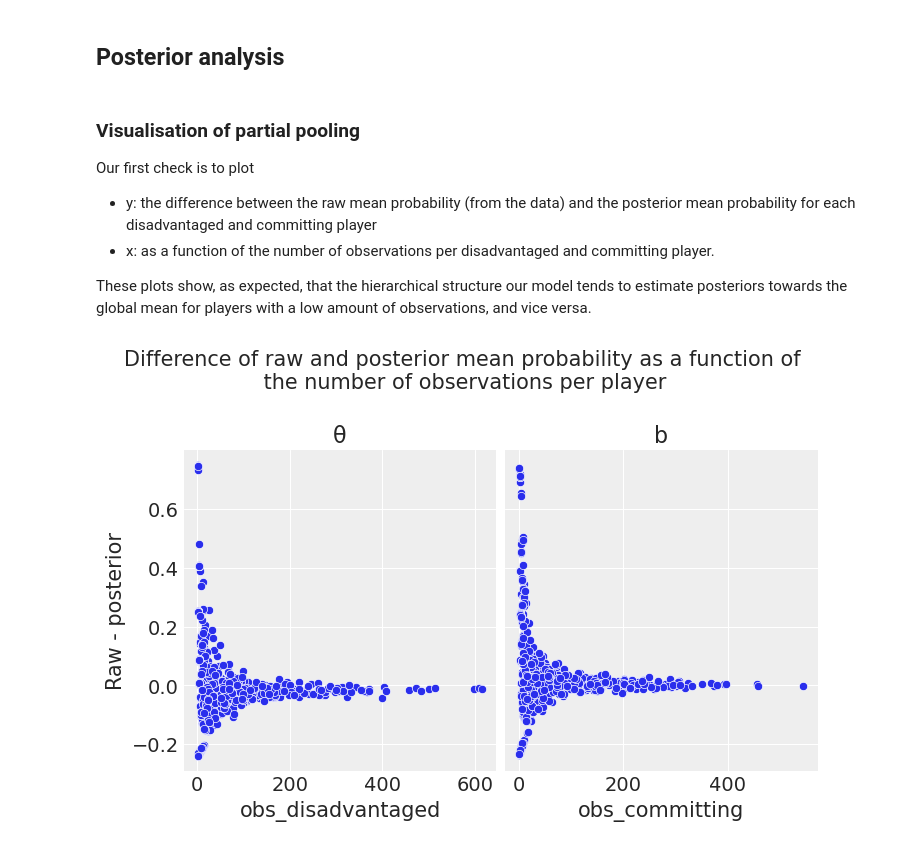
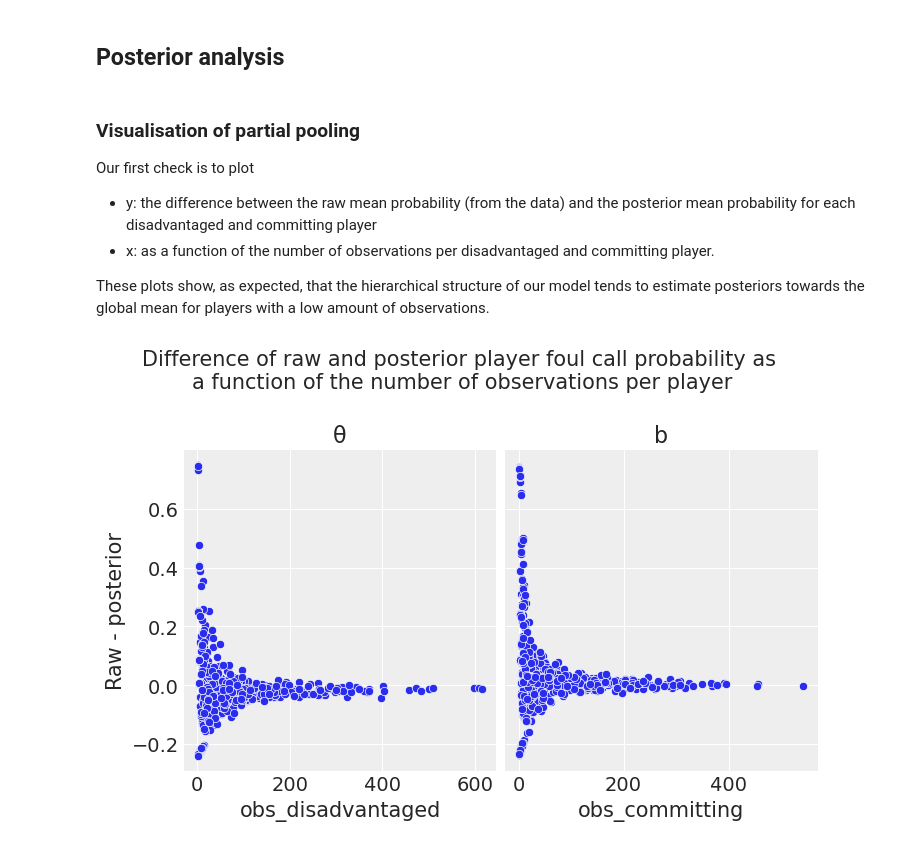
Before and after one commit to ltoniazzi/Item-Response-NBA, a Jupyter notebook: Item-Response-NBA.ipynb, the cells around one changed output. Saved outputs shown, nothing was run; the diff lists cells and outputs as text; code cells hidden in the pictures.

```diff
--- a/Item-Response-NBA.ipynb
+++ b/Item-Response-NBA.ipynb
@@ -131,0 +67,3 @@ Number of committing players: 792
+# %%
+df_orig = pd.read_csv("./data/item_response_nba.csv",index_col=0)
+df_orig.head()
@@ -131,0 +85,35 @@ Number of committing players: 792
+# %%
+#1. Construct df and df_position
+df = df_orig[["committing", "disadvantaged", "decision"]]
+
+df_position = pd.concat([df_orig.groupby("committing").committing_position.first()
+                         ,df_orig.groupby("disadvantaged").disadvantaged_position.first()]
+                       ).to_frame()
+df_position = df_position[~df_position.index.duplicated(keep="first")]
+df_position.index.name = "player"
+df_position.columns = ["position"]
+
+#2. Create the binary foul_called variable
+def foul_called(decision):
+    """Correct and incorrect noncalls (CNC and INC) take value 0.
+    Correct and incorrect calls (CC and IC) take value 1.
+    """
+    out = 0
+    if (decision == "CC") | (decision == "IC"):
+        out = 1
+    return out
+
+df = df.assign(foul_called=lambda df: df["decision"].apply(foul_called))
+
+#3 We index observed calls by committing and disadvantaged players
+committing_observed, committing = pd.factorize(df.committing,sort=True)
+disadvantaged_observed, disadvantaged = pd.factorize(df.disadvantaged,sort=True)
+df.index.name = "play_id"
+
+# Display of main dataframe with some statistics
+print(f"Number of observed plays: {len(df)}")
+print(f"Number of disadvanteged players: {len(disadvantaged)}")
+print(f"Number of committing players: {len(committing)}")
+print(f"Global probability of a foul being called: "
+      f"{100*round(df.foul_called.mean(),3)}%\n\n")
+df.head()
@@ -177,8 +184,6 @@ coords = {"disadvantaged": disadvantaged, "committing": committing}
 with pm.Model(coords=coords) as model:
 
     # Data
-    disadvantaged_observed = pm.Data("disadvantaged_observed", df.disadvantaged_player_id)
-    committing_observed = pm.Data("committing_observed", df.committing_player_id)
     foul_called_observed = pm.Data("foul_called_observed", df.foul_called)
 
     # Hyperpriors
@@ -227,7 +232,7 @@ Our first check is to plot
 - y: the difference between the raw mean probability (from the data) and the posterior mean probability for each disadvantaged and committing player
 - x: as a function of the number of observations per disadvantaged and committing player.
 
-These plots show, as expected, that the hierarchical structure our model tends to estimate posteriors towards the global mean for players with a low amount of observations, and vice versa.
+These plots show, as expected, that the hierarchical structure of our model tends to estimate posteriors towards the global mean for players with a low amount of observations.
 # %%
 # Global posterior means of μ_θ and μ_b
 μ_θ_mean, μ_b_mean = trace.posterior["μ_θ"].mean(), 0
@@ -247,35 +252,35 @@ committing_posterior_mean = (
 # Compute difference of Raw and posterior mean for each
 # disadvantaged and committing player
 def diff(a, b):
     return a - b
 
 
 df_disadvantaged = pd.DataFrame(
     disadvantaged_raw_mean.combine(disadvantaged_posterior_mean, diff),
     columns=["Raw - posterior mean"],
 )
 df_committing = pd.DataFrame(
     committing_raw_mean.combine(committing_posterior_mean, diff), columns=["Raw - posterior mean"]
 )
 # Add the number of observations for each disadvantaged and committing player
 df_disadvantaged = df_disadvantaged.assign(obs_disadvantaged=df["disadvantaged"].value_counts())
 df_committing = df_committing.assign(obs_committing=df["committing"].value_counts())
 
 # Plot the difference between raw and posterior means as a funciton of
 # the number of observations
 fig, (ax1, ax2) = plt.subplots(1, 2, sharey=True)
 fig.suptitle(
-    "Difference of raw and posterior mean probability as "
-    "a function of\n the number of observations per player\n",
+    "Difference of raw and posterior player foul call probability as "
+    "\na function of the number of observations per player\n",
     fontsize=15,
 )
 sns.scatterplot(ax=ax1, data=df_disadvantaged, x="obs_disadvantaged", y="Raw - posterior mean")
 ax1.set_title("θ")
 ax1.set_ylabel("Raw - posterior")
 sns.scatterplot(ax=ax2, data=df_committing, x="obs_committing", y="Raw - posterior mean")
 ax2.set_title("b")
 plt.show()
 # %% [output]
-[figure, old version]
+[figure, new version]
 # %% [markdown]
 ### Top and bottom  committing and disadvantaged players
```
Also changed, not shown: parts of 24 cells of this notebook.
